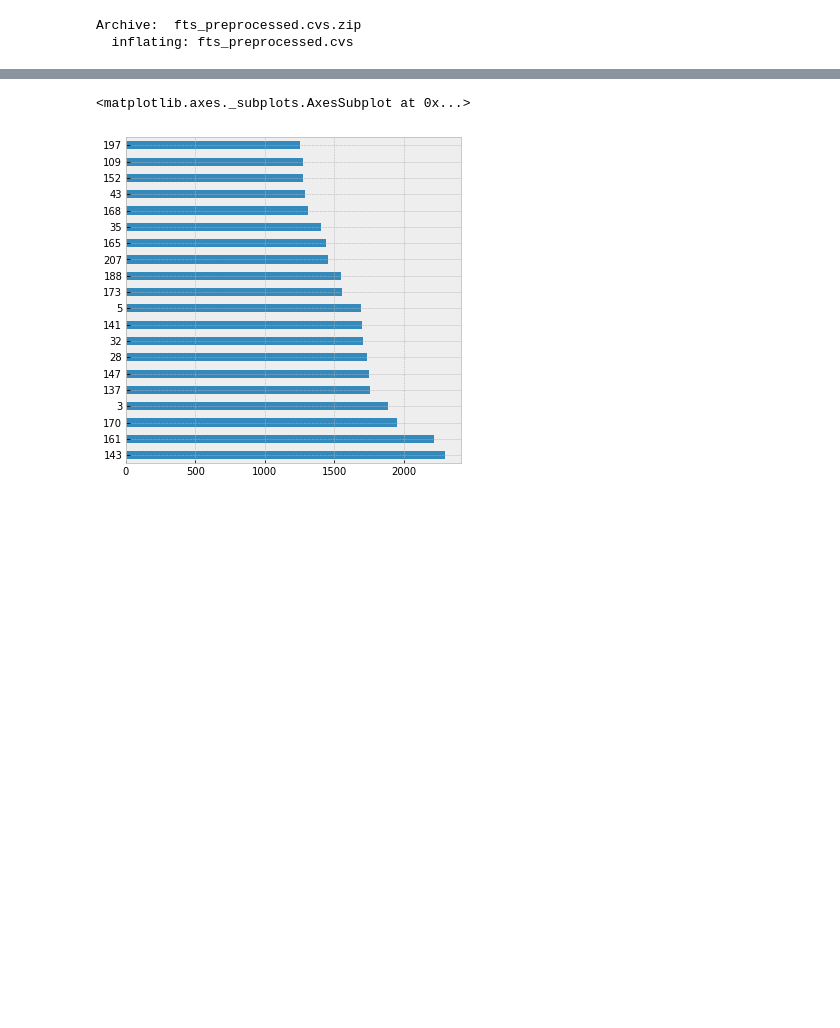
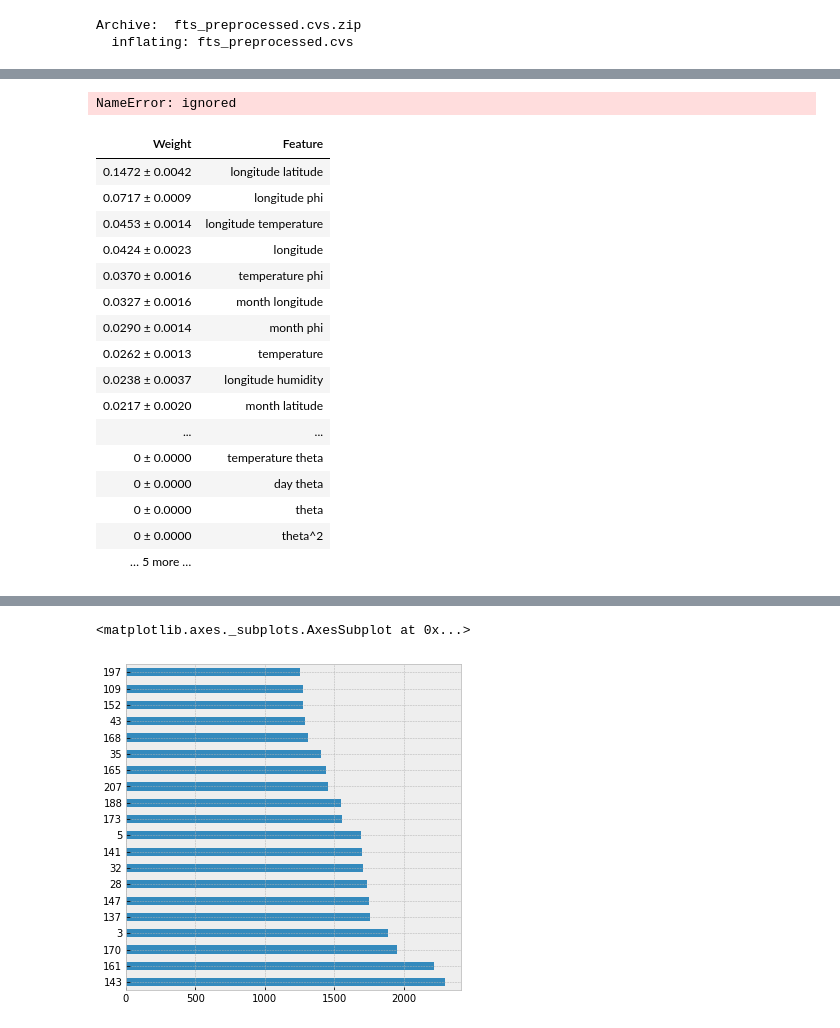
Before and after one commit to andygoosh/wildfire.sberbank.ai, a Jupyter notebook: workinprogress.ipynb, the cells around one changed output, grey strips where cells are left out. Drawn from its saved outputs; the diff is of its cells as text; code cells hidden in the pictures; blank space fills up the shorter version.

```diff
--- a/workinprogress.ipynb
+++ b/workinprogress.ipynb
@@ -293,17 +314,14 @@ params = {'boosting_type': 'gbdt',
  }
 #goosh
 
-X = X[[col for col in X.columns if '-' not in col]]
-X = X[[col for col in X.columns if '_' not in col]]
-
-scores, models, neighbors, poly = fit_estimate(X, y,
+scores, models, neighbors, polies = fit_estimate(X, y,
                                          lambda: LGBMClassifier(**params),
                                          n_folds=9,
-                                         n_neighbors=5, #5
-                                         degree=3, #2
+                                         n_neighbors=0, #5
+                                         degree=2, #2
                                          )
 lgbm = models[np.argmax(scores)]
-#neigh = neighbors[np.argmax(scores)]
+poly2 = polies[np.argmax(scores)]
 
 #..LGBMClassifier CV mean score: 0.9074, std: 0.0027. params, 340 estimators, neightb
 #.........LGBMClassifier CV mean score: 0.9144, std: 0.0093. params, 340 estimators, neightb
@@ -323,0 +344,27 @@ lgbm = models[np.argmax(scores)]
+# %%
+X, y = prepare_data(one_hotted=False)
+X = pd.DataFrame(poly2.transform(X), index=X.index, columns = poly2.get_feature_names(X.columns))
+perm = PermutationImportance(lgbm, random_state=RS).fit(X, y)
+eli5.show_weights(perm, top=50, feature_names = X.columns.tolist())
+# %% [output]
+NameError: ignored
+# %%
+eli5.show_weights(perm, top=50, feature_names = X.columns.tolist())
+# %% [output]
+| Weight | Feature |
+| 0.1472 ± 0.0042 | longitude latitude |
+| 0.0717 ± 0.0009 | longitude phi |
+| 0.0453 ± 0.0014 | longitude temperature |
+| 0.0424 ± 0.0023 | longitude |
+| 0.0370 ± 0.0016 | temperature phi |
+| 0.0327 ± 0.0016 | month longitude |
+| 0.0290 ± 0.0014 | month phi |
+| 0.0262 ± 0.0013 | temperature |
+| 0.0238 ± 0.0037 | longitude humidity |
+| 0.0217 ± 0.0020 | month latitude |
+| ... | ... |
+| 0 ± 0.0000 | temperature theta |
+| 0 ± 0.0000 | day theta |
+| 0 ± 0.0000 | theta |
+| 0 ± 0.0000 | theta^2 |
+| … 5 more … |  |
```
Also changed, not shown: parts of 14 cells of this notebook.
